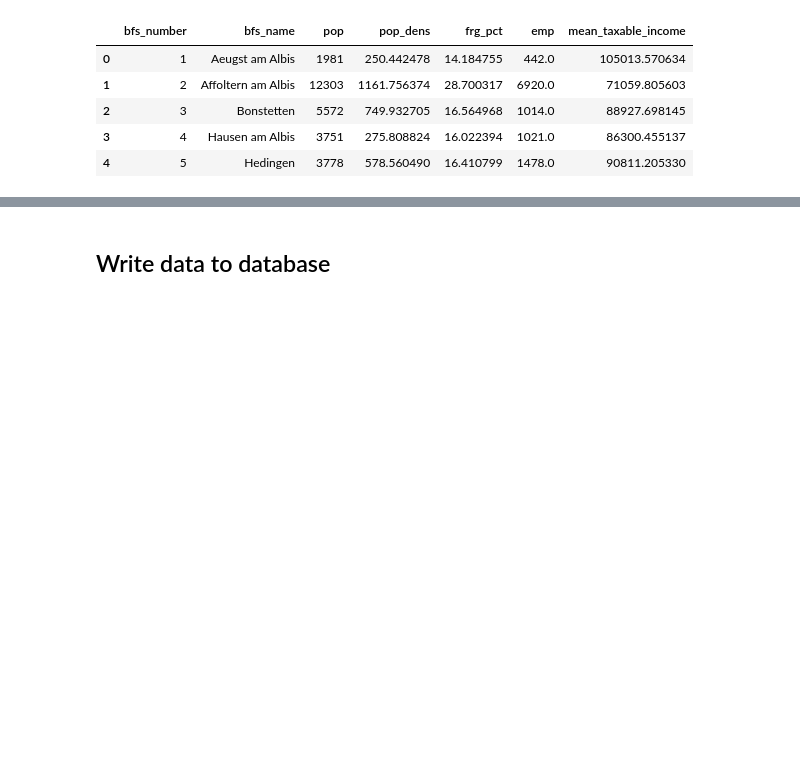
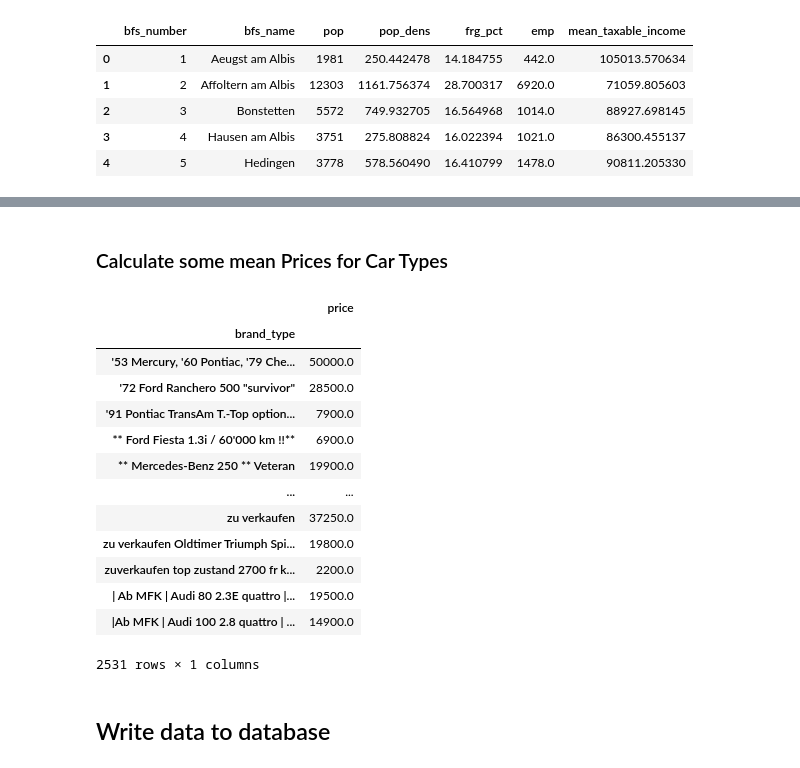
Before and after one commit to Sapdmsql/data_analytics_python_postgres, a Jupyter notebook: jupyter_postgres_db.ipynb, the cells around one changed output, grey strips where cells are left out. Drawn from its saved outputs; the diff is of its cells as text; code cells hidden in the pictures; blank space fills up the shorter version.

```diff
--- a/jupyter_postgres_db.ipynb
+++ b/jupyter_postgres_db.ipynb
@@ -125,3 +125,9 @@ Name: location_date, dtype: object
 Name: plz, dtype: int64
 # %% [markdown]
 ### Remove .- in the price and set the type to float
+# %%
+df['price'] = df['price'].str.replace("'", "")  # Entfernt Apostroph (Tausendertrennzeichen)
+
+# Kann nur einmal ausgeführt werden, da der Typ nur einmalig geändert werden kann! Sonst benötigt es einen neuen "Alle Ausführen".
+df['price'] = df['price'].replace({r'\.-$': ''}, regex=True).astype(float)
+df['price'].head()
@@ -232,6 +245,29 @@ df3.head(5)
 | 2 | 1703597180-2 | https://www.tutti.ch/de/q/autos/A... | Aargau, 5054, 08.09.2018, auf aut... | VW Golf 1800 S-Plus (GL) | 5990.0 | Aargau | 5054 | ... |
 | 3 | 1703597192-34 | https://www.tutti.ch/de/q/autos/A... | Aargau, 5054, 16.03.2020, auf aut... | MITSUBISHI Colt 1400 GLX A | 5990.0 | Aargau | 5054 | ... |
 | 4 | 1703597214-95 | https://www.tutti.ch/de/q/autos/A... | Aargau, 5054, 02.03.2022, auf Aut... | ROVER 827 Vitesse A | 6990.0 | Aargau | 5054 | ... |
+# %% [markdown]
+### Calculate some mean Prices for Car Types
+# %%
+# Using pivot_table to reshape the data and calculate means
+pd.pivot_table(df3[['brand_type', 'price']],
+               index=['brand_type'],
+               values=['price', 'brand_type'],
+               aggfunc=(np.mean))
+# %% [output]
+|  | price |
+| brand_type |  |
+| '53 Mercury, '60 Pontiac, '79 Che... | 50000.0 |
+| '72 Ford Ranchero 500 "survivor" | 28500.0 |
+| '91 Pontiac TransAm T.-Top option... | 7900.0 |
+| ** Ford Fiesta 1.3i / 60'000 km !!** | 6900.0 |
+| ** Mercedes-Benz 250 ** Veteran | 19900.0 |
+| ... | ... |
+| zu verkaufen | 37250.0 |
+| zu verkaufen Oldtimer Triumph Spi... | 19800.0 |
+| zuverkaufen top zustand 2700 fr k... | 2200.0 |
+| | Ab MFK | Audi 80 2.3E quattro |... | 19500.0 |
+| |Ab MFK | Audi 100 2.8 quattro | ... | 14900.0 |
+2531 rows × 1 columns
 # %% [markdown]
 ## Write data to database
 # %%
```
Also changed, not shown: parts of 7 cells of this notebook.
